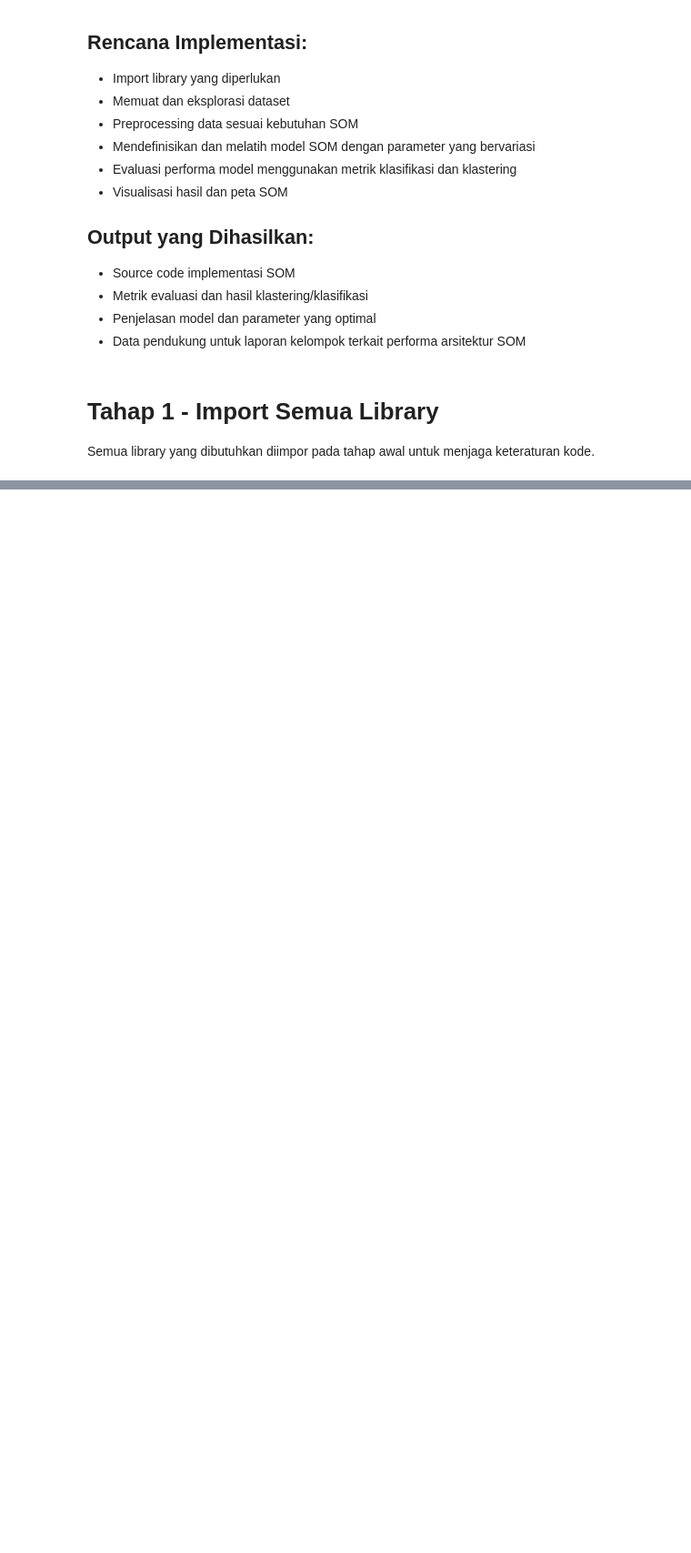
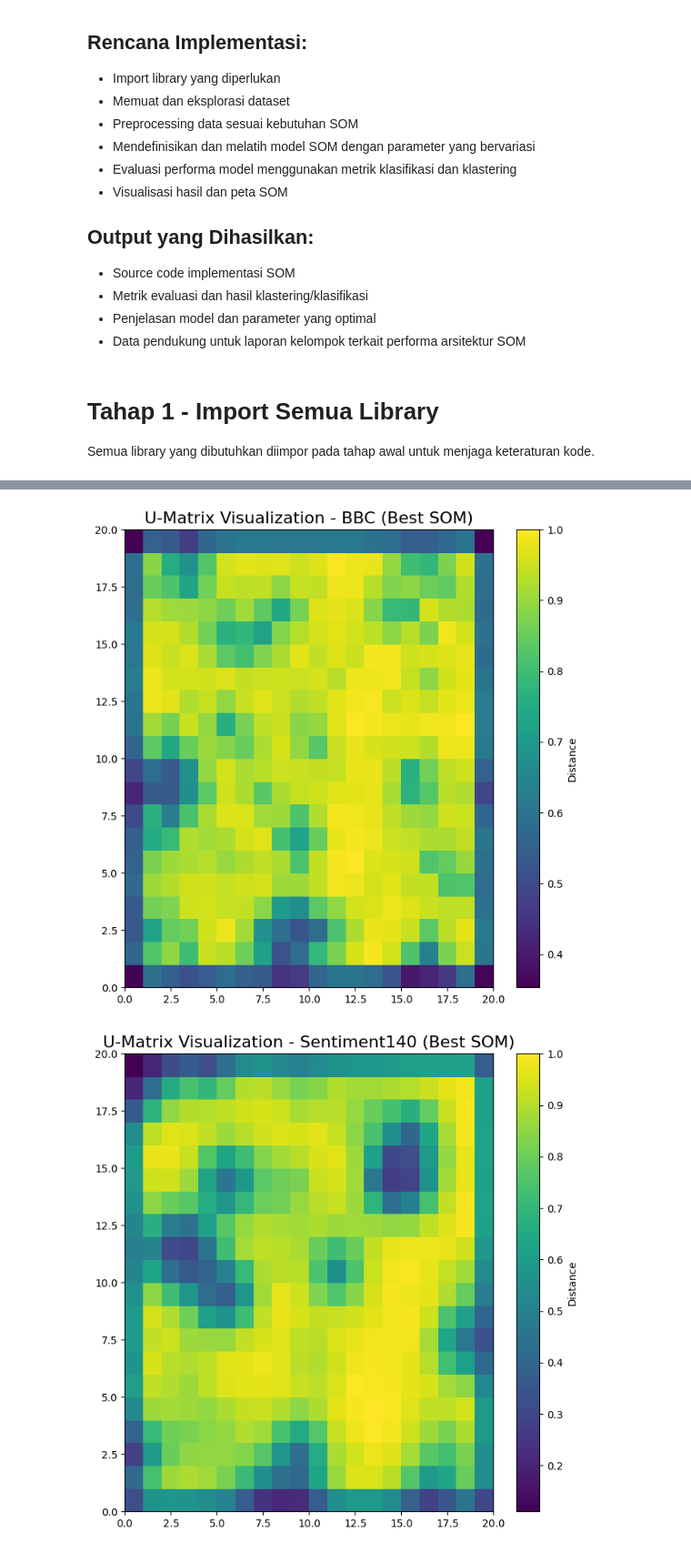
Before and after one commit to bangaji313/DL-MultiArchitecture-Experiment, a Jupyter notebook: SOM_Figo.ipynb, the cells around one changed output, grey strips where cells are left out. Shown at 91% size. Drawn from its saved outputs; the diff is of its cells as text; code cells hidden in the pictures; blank space fills up the shorter version.

```diff
--- a/SOM_Figo.ipynb
+++ b/SOM_Figo.ipynb
@@ -64,0 +438,22 @@ Load ketiga dataset yang akan digunakan dan lakukan eksplorasi awal seperti meli
+# %%
+import matplotlib.pyplot as plt
+import numpy as np
+
+def plot_umatrix(som, title):
+    """
+    Visualisasi U-Matrix dari SOM
+    """
+    umatrix = som.distance_map().T  # transpose supaya orientasi benar
+    plt.figure(figsize=(8, 8))
+    plt.title(f"U-Matrix Visualization - {title}", fontsize=16)
+    plt.pcolor(umatrix, cmap='viridis')  # pcolor untuk jarak antar neuron
+    plt.colorbar(label='Distance')
+    plt.show()
+
+# Visualisasi SOM terbaik dari hasil tuning
+plot_umatrix(som_bbc, "BBC (Best SOM)")
+plot_umatrix(som_sent, "Sentiment140 (Best SOM)")
+plot_umatrix(som_forda, "FordA (Best SOM)")
+# %% [output]
+[figure, added]
+[figure, added]
```
Also changed, not shown: parts of 17 cells of this notebook.
